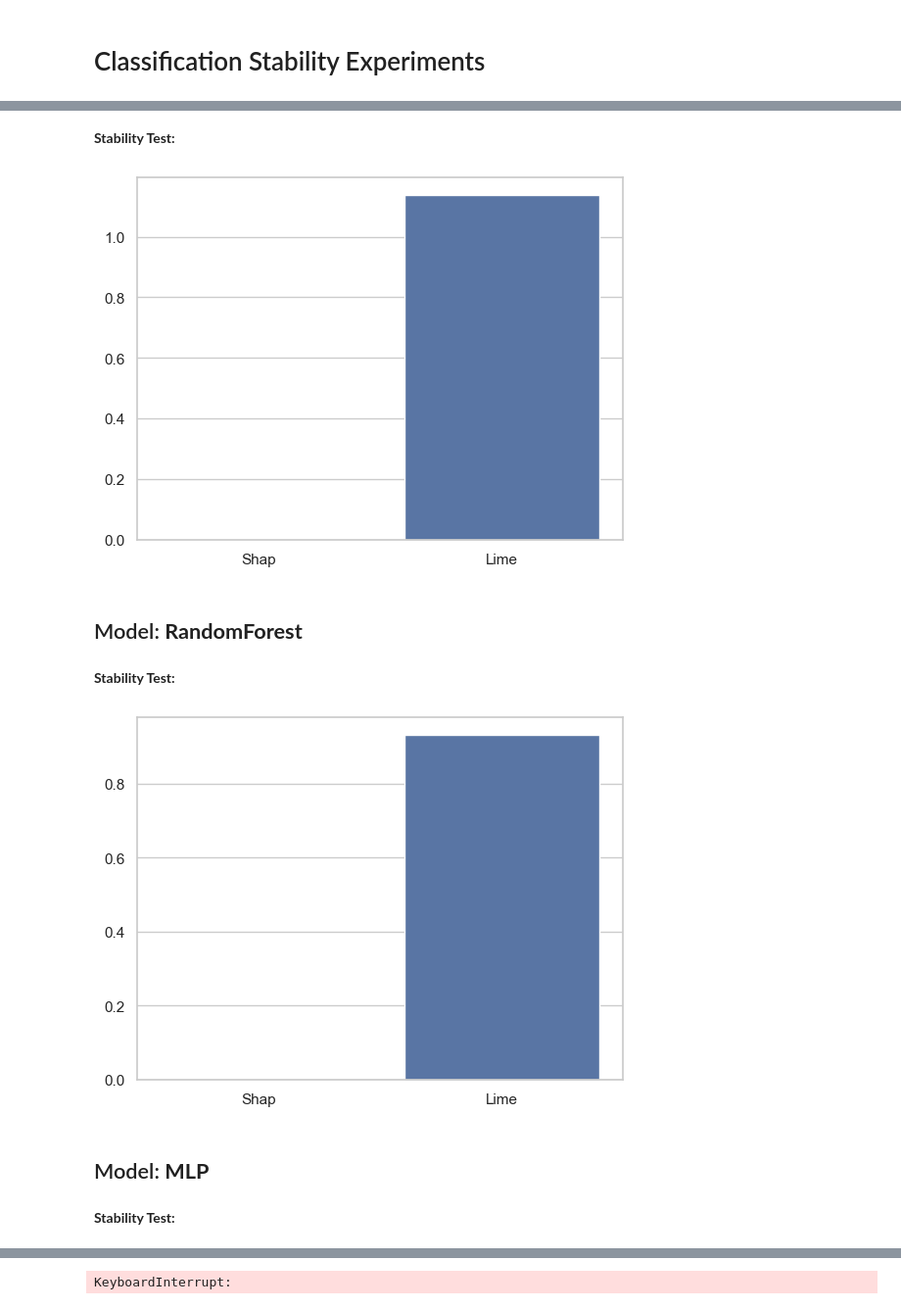
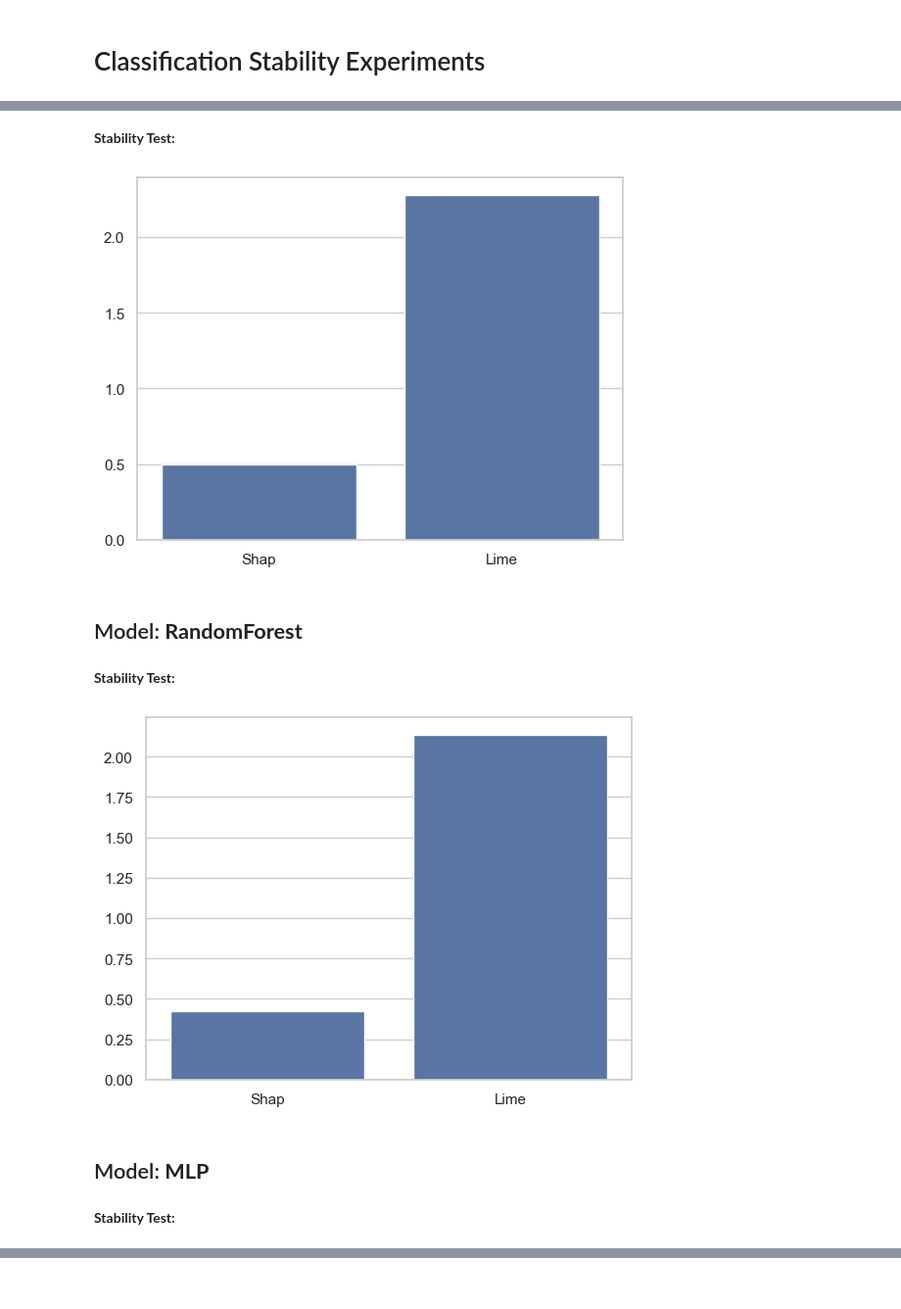
Before and after one commit to lorenzilipe/250-final-project, a Jupyter notebook: experiments.ipynb, the cells around one changed output, grey strips where cells are left out. Shown at 98% size. Cells and saved outputs as stored; diff of their text form; code cells hidden in the pictures.

Commit message:
fix feature removal, run stability

```diff
--- a/experiments.ipynb
+++ b/experiments.ipynb
@@ -221,7 +213,7 @@ def average_rank_std_from_dicts(dict_list):
 # %% [markdown]
 # Experiment Functions
 # %%
-def feature_removal_test(model_name, model, X_train, y_train, X_test, mode='classification'):
+def feature_removal_test(model_name, model, X_train, y_train, X_test, mode='classification', background_frac=0.1):
 
     shap_deltas = np.zeros(X_test.shape[0])
     lime_deltas = np.zeros(X_test.shape[0])
@@ -234,8 +226,12 @@ def feature_removal_test(model_name, model, X_train, y_train, X_test, mode='clas
             pred_before_removal = model.predict(test_instance.reshape(1, -1))[0]
 
         model_type = 'tree' if model_name in ['DecisionTree', 'RandomForest'] else 'kernel'
-        top_feature_shap = get_shap_top_feature(model, X_train, test_instance, model_type=model_type, mode=mode)
-        top_feature_lime = get_lime_top_feature(model, X_train, test_instance, mode=mode)
+
+        # Sample part of training data for approximate results with faster run times
+        background_data = X_train.sample(frac=background_frac, random_state=RANDOM_STATE)
+
+        top_feature_shap = get_shap_top_feature(model, background_data, test_instance, model_type=model_type, mode=mode)
+        top_feature_lime = get_lime_top_feature(model, background_data, test_instance, mode=mode)
 
         # Remove the top feature shap
         test_instance_modified = np.delete(test_instance, np.where(X_train.columns == top_feature_shap)[0][0])
@@ -261,12 +257,16 @@ def feature_removal_test(model_name, model, X_train, y_train, X_test, mode='clas
 
     return {'shap': shap_deltas, 'lime': lime_deltas}
 
-def stability_test(model_name, model, X_train, test_instance, num_rep, mode='classification'):
+def stability_test(model_name, model, X_train, test_instance, num_rep, mode='classification', background_frac=0.1):
     list_of_shap_rankings = []
     list_of_lime_rankings = []
+    # Sample part of training data for approximate results with faster run times
+    background_data = X_train.sample(frac=background_frac, random_state=RANDOM_STATE)
     for i in tqdm(range(num_rep)):
-        rankings_shap = get_shap_feature_ranking(model, X_train, test_instance, model_type='tree' if model_name in ['DecisionTree', 'RandomForest'] else 'kernel', mode=mode)
-        rankings_lime = get_lime_feature_ranking(model, X_train, test_instance, mode=mode)
+        # Randomly perturb test instance based on feature's natural variance
+        test_instance_perturbed = test_instance + np.random.normal(0, 0.01, test_instance.shape) * (X_train.max() - X_train.min()).values
+        rankings_shap = get_shap_feature_ranking(model, background_data, test_instance_perturbed, model_type='tree' if model_name in ['DecisionTree', 'RandomForest'] else 'kernel', mode=mode)
+        rankings_lime = get_lime_feature_ranking(model, background_data, test_instance_perturbed, mode=mode)
         list_of_shap_rankings.append(rankings_shap)
         list_of_lime_rankings.append(rankings_lime)
     avg_rank_std_shap = average_rank_std_from_dicts(list_of_shap_rankings)
@@ -435,8 +415,8 @@ models, X_train, X_test, y_train, y_test = train_classification_models(X, y)
 
 results = {
     'model': [],
-    'stability_test_shap': [],
-    'stability_test_lime': []
+    'explainer': [],
+    'stability_test': []
     }
 
 for name, model in models.items():
@@ -444,27 +424,23 @@ for name, model in models.items():
 
     # Stability Test
     display(Markdown("**Stability Test:**"))
-    stability_test_results = stability_test(name, model, X_train, X_test.values[5], 100, mode='classification')
+    stability_test_results = stability_test(name, model, X_train, X_test.values[5], 100, mode='classification', background_frac=0.1)
     sns.barplot(x=['Shap', 'Lime'], y=[stability_test_results['shap'].mean(), stability_test_results['lime'].mean()])
     plt.show()
 
     results['model'].append(name)
-    results['stability_test_shap'].append(stability_test_results['shap'].mean())
-    results['stability_test_lime'].append(stability_test_results['lime'].mean())
+    results['explainer'].append('SHAP')
+    results['stability_test'].append(stability_test_results['shap'])
+
+    results['model'].append(name)
+    results['explainer'].append('LIME')
+    results['stability_test'].append(stability_test_results['lime'])
 
 df = pd.DataFrame(results)
-df_long = pd.melt(df,
-                id_vars='model',
-                value_vars=['stability_test_shap', 'stability_test_lime'],
-                var_name='explainer',
-                value_name='stability_test')
-df_long['explainer'] = df_long['explainer'].replace({
-    'stability_test_shap': 'SHAP',
-    'stability_test_lime': 'LIME'
-})
+
 sns.set_theme(style="whitegrid")
 plt.figure(figsize=(8, 6))
-sns.barplot(data=df_long, x='model', y='stability_test', hue='explainer')
+sns.barplot(data=df, x='model', y='stability_test', hue='explainer')
 plt.title("Stability Test (Classification)")
 plt.xlabel("Model")
 plt.ylabel("Average Rank Standard Deviation")
@@ -476,8 +452,8 @@ MLP Test Accuracy: 0.835
 ## Model: **DecisionTree**
 **Stability Test:**
-[figure, old version]
+[figure, new version]
 ## Model: **RandomForest**
 **Stability Test:**
-[figure, old version]
+[figure, new version]
 ## Model: **MLP**
 **Stability Test:**
@@ -485 +476,0 @@ Using 22792 background data samples could cause slower run times. Consider using
-KeyboardInterrupt:
```
Also changed, not shown: parts of 7 cells of this notebook.
